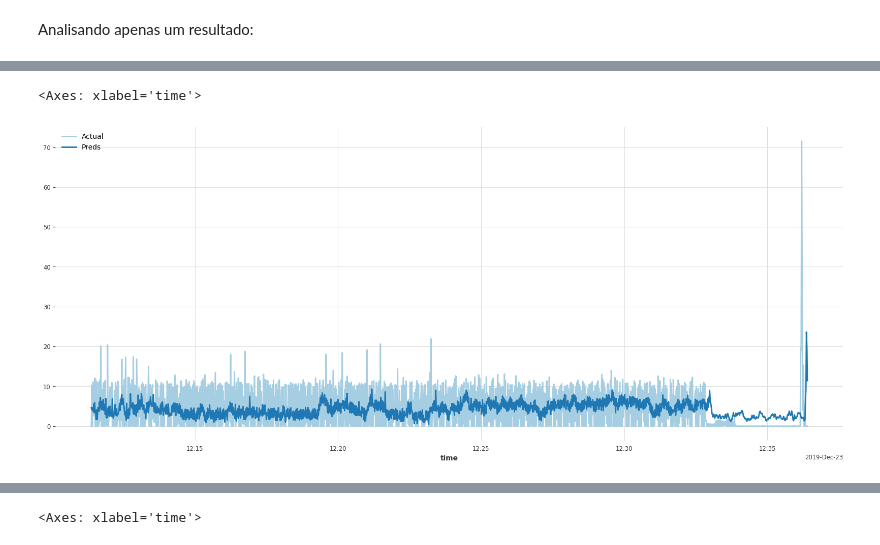
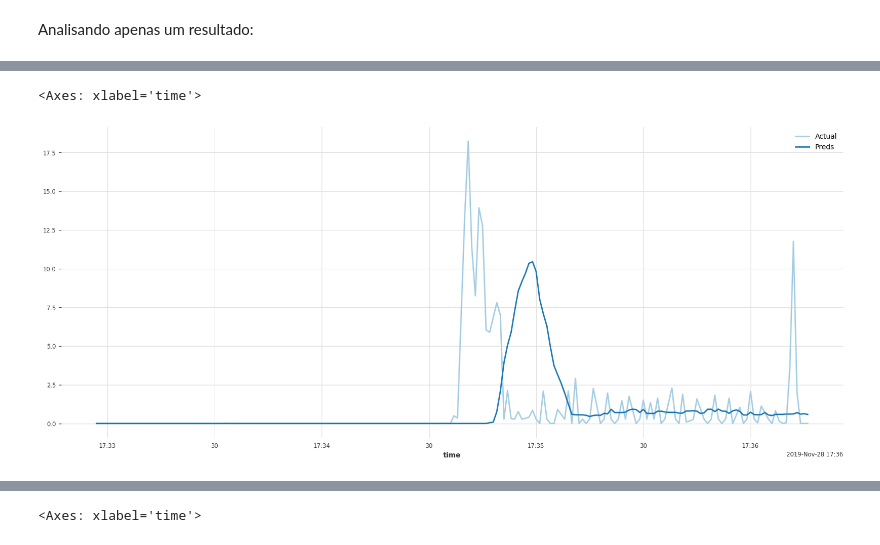
Before and after one commit to ejs94/5g-forecasting, a Jupyter notebook: notebooks/5_plot_results.ipynb, the cells around one changed output, grey strips where cells are left out. Cells and saved outputs as stored; diff of their text form; code cells hidden in the pictures.

```diff
--- a/notebooks/5_plot_results.ipynb
+++ b/notebooks/5_plot_results.ipynb
@@ -37,7 +37,7 @@ os.path.join(os.pardir, "data", "90_split", "no_window")
 # %% [markdown]
 Analisando apenas um resultado:
 # %%
-test_df = pd.read_parquet(os.path.join(os.pardir, "data", "results", "LinearRegressionModel_historical_forecast.parquet"))
+test_df = pd.read_parquet(os.path.join(os.pardir, "data", "results", "univariate_GlobalNaiveAggregate_historical_forecast.parquet"))
 test_df = test_df.reset_index(drop=True)
 test_df
 # %% [output]
@@ -45,19 +57,19 @@ FileNotFoundError: [Errno 2] No such file or directory: '../data/results/LinearR
 # %%
-sample_idx = 6
+sample_idx = 50
 dates_1 = pd.DatetimeIndex(test_df["Actuals_index"][sample_idx])
 values_1 = test_df["Actuals_values"][sample_idx]
 actual_ts = TimeSeries.from_times_and_values(dates_1, values_1)
 
 
 dates_2 = pd.DatetimeIndex(test_df["Preds_index"][sample_idx])
 values_2 = test_df["Preds_values"][sample_idx]
 preds_ts = TimeSeries.from_times_and_values(dates_2, values_2)
 
 actual_ts.plot(label="Actual")
 preds_ts.plot(label="Preds")
 # %% [output]
 <Axes: xlabel='time'>
-[figure, old version]
+[figure, new version]
 # %%
 test_df = pd.read_parquet(os.path.join(os.pardir, "data", "results", "covariate_NBEATSModel_historical_forecast.parquet"))
 test_df = test_df.reset_index(drop=True)
```
Also changed, not shown: parts of 1 cell of this notebook, 5 other files.
